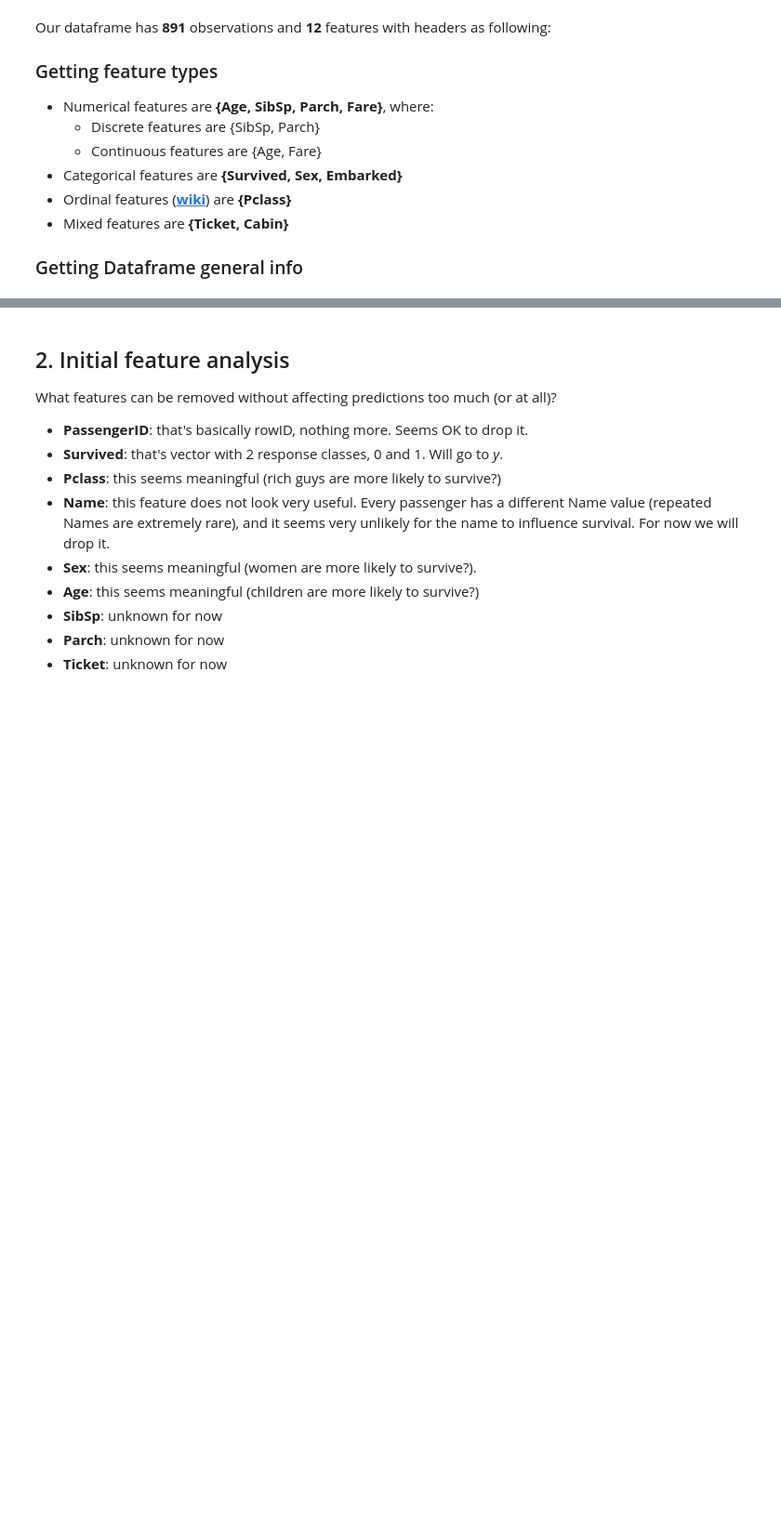
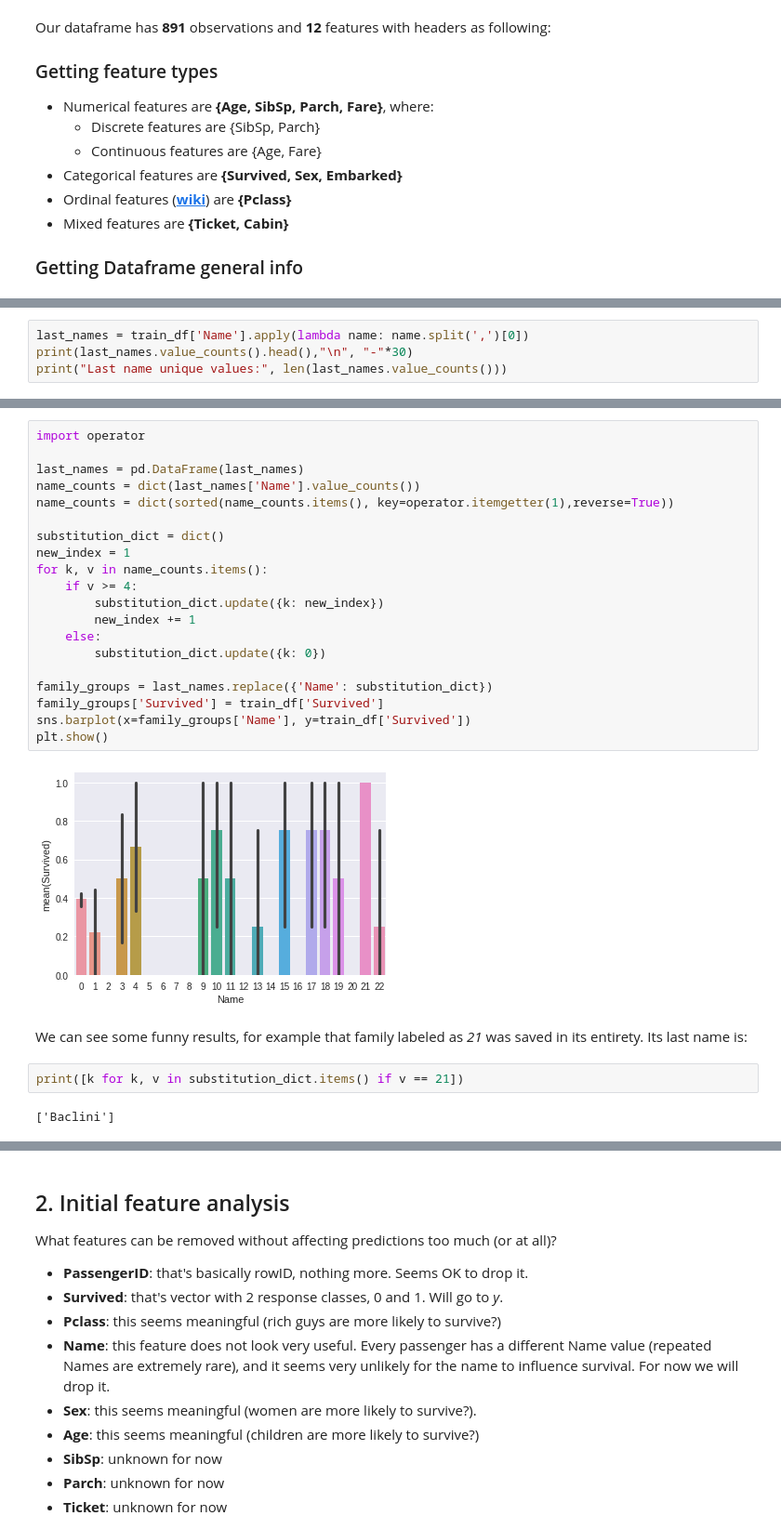
Before and after one commit to KonstantinMasich/Machine_Learning, a Jupyter notebook: Kaggle/Titanic/feature_selection.ipynb, the cells around one changed output, grey strips where cells are left out. Shown: that part at 93% size. Cells and saved outputs as stored; diff of their text form; blank space fills up the shorter version.

```diff
--- a/Kaggle/Titanic/feature_selection.ipynb
+++ b/Kaggle/Titanic/feature_selection.ipynb
@@ -105,0 +180,4 @@ Drop feature PassengerID.
+# %%
+last_names = train_df['Name'].apply(lambda name: name.split(',')[0])
+print(last_names.value_counts().head(),"\n", "-"*30)
+print("Last name unique values:", len(last_names.value_counts()))
@@ -105,0 +198,28 @@ Drop feature PassengerID.
+# %%
+import operator
+
+last_names = pd.DataFrame(last_names)
+name_counts = dict(last_names['Name'].value_counts())
+name_counts = dict(sorted(name_counts.items(), key=operator.itemgetter(1),reverse=True))
+
+substitution_dict = dict()
+new_index = 1
+for k, v in name_counts.items():
+    if v >= 4:
+        substitution_dict.update({k: new_index})
+        new_index += 1
+    else:
+        substitution_dict.update({k: 0})
+
+family_groups = last_names.replace({'Name': substitution_dict})
+family_groups['Survived'] = train_df['Survived']
+sns.barplot(x=family_groups['Name'], y=train_df['Survived'])
+plt.show()
+# %% [output]
+[figure, added]
+# %% [markdown]
+We can see some funny results, for example that family labeled as *21* was saved in its entirety. Its last name is:
+# %%
+print([k for k, v in substitution_dict.items() if v == 21])
+# %% [output]
+['Baclini']
```
Also changed, not shown: parts of 24 cells of this notebook.
